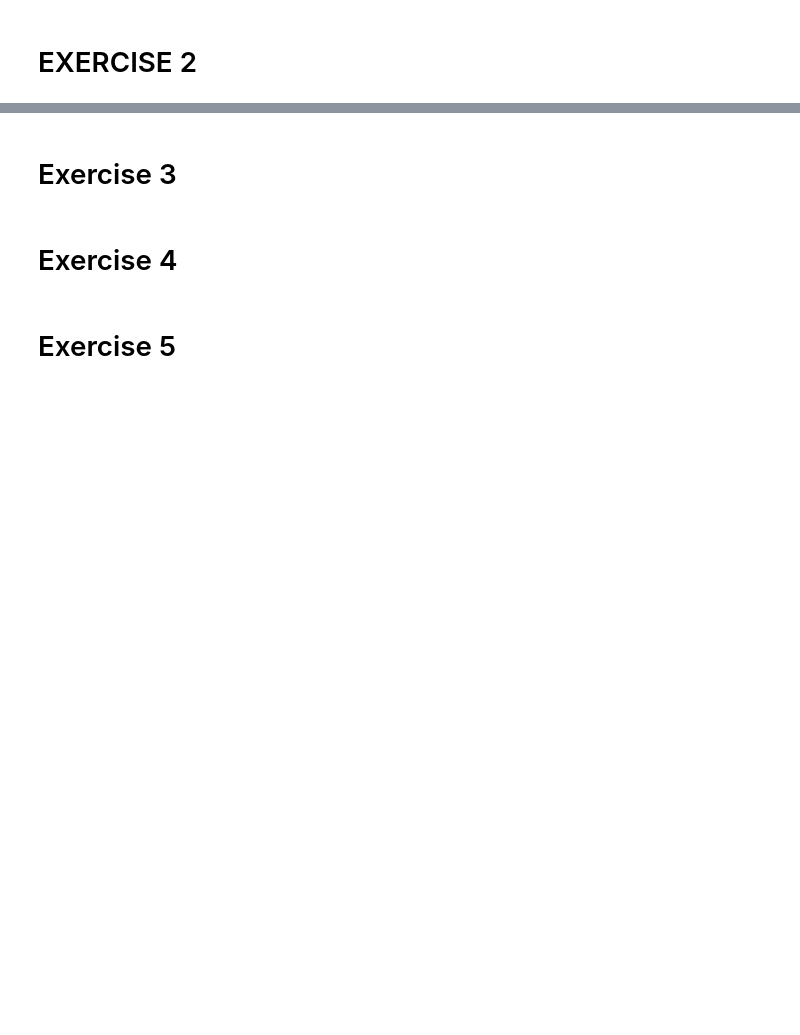
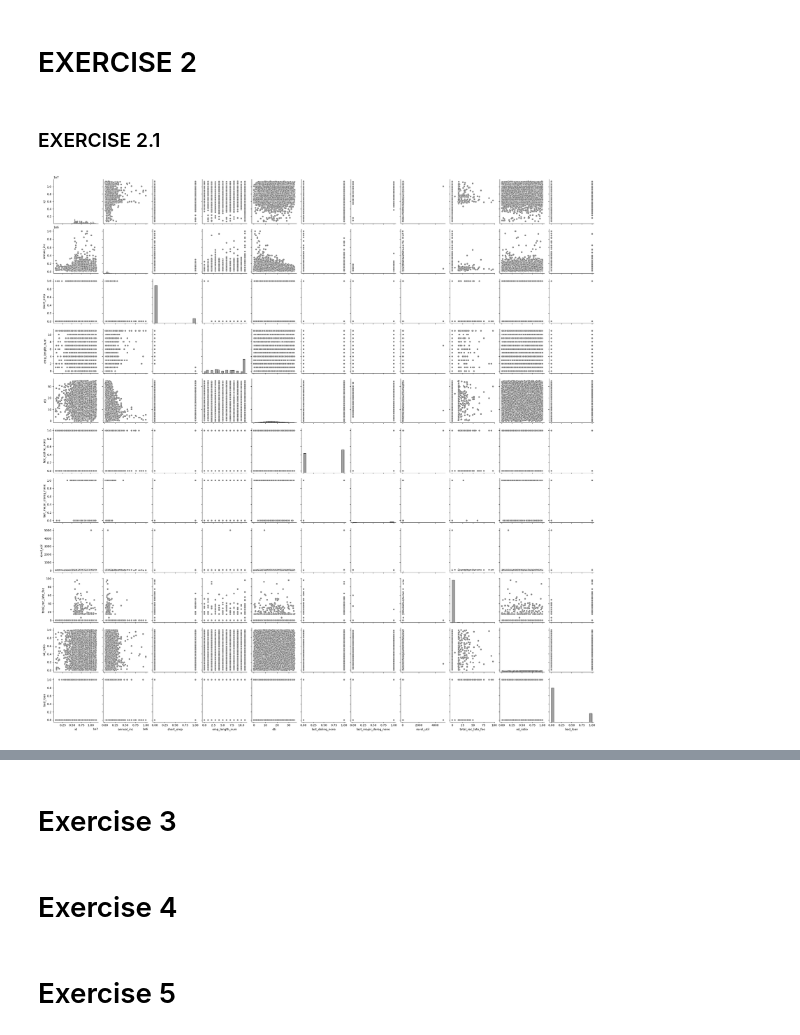
Before and after one commit to pereiranuno/loan-project, a Jupyter notebook: eda-finalproject.ipynb, the cells around one changed output, grey strips where cells are left out. Drawn from its saved outputs; the diff is of its cells as text; code cells hidden in the pictures; blank space fills up the shorter version.

```diff
--- a/eda-finalproject.ipynb
+++ b/eda-finalproject.ipynb
@@ -107,2 +206,9 @@ Final 10% for additional effort and conclusions beyond what was asked (give your
 # %% [markdown]
 # EXERCISE 2
+# %% [markdown]
+### EXERCISE 2.1
+# %%
+sns.pairplot(data, plot_kws={'color': 'gray'}, diag_kws={'color': 'gray'})
+plt.show()
+# %% [output]
+[figure, added]
```
Also changed, not shown: parts of 24 cells of this notebook, 1 other file.
